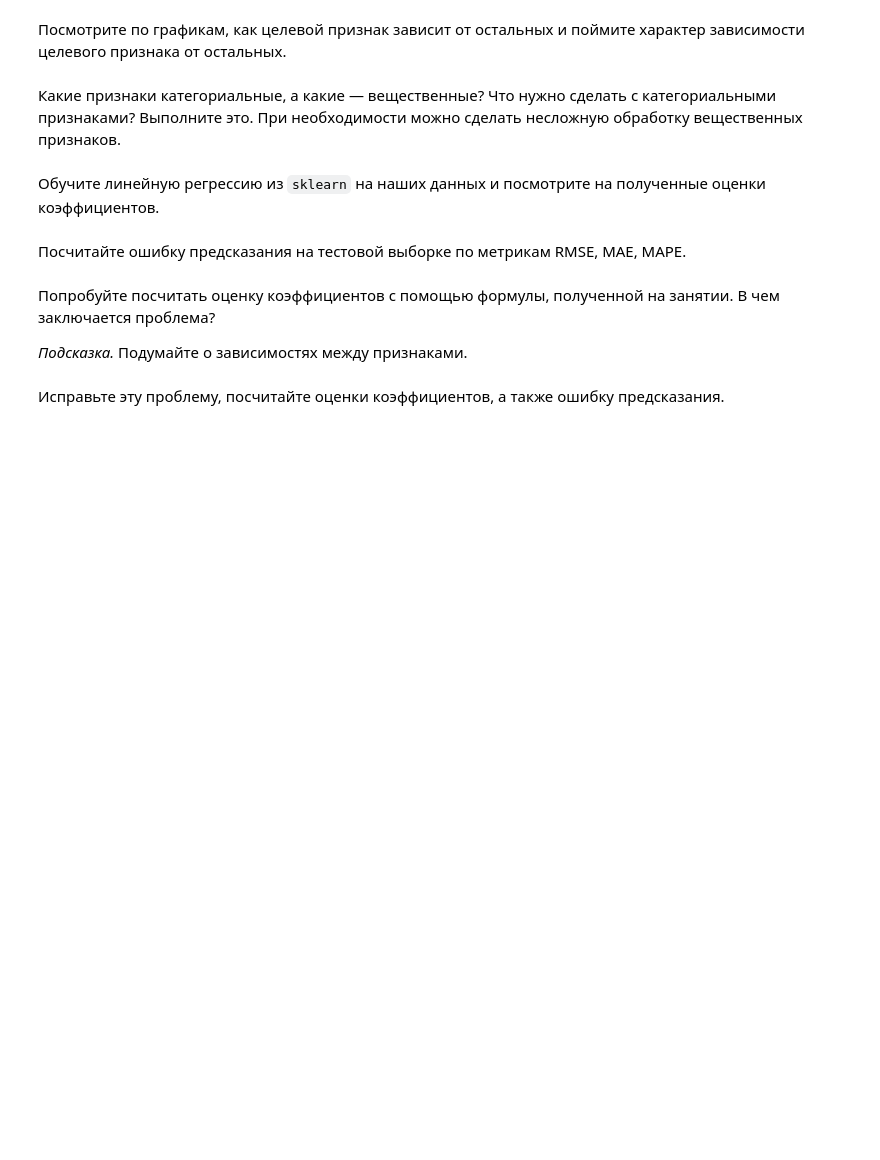
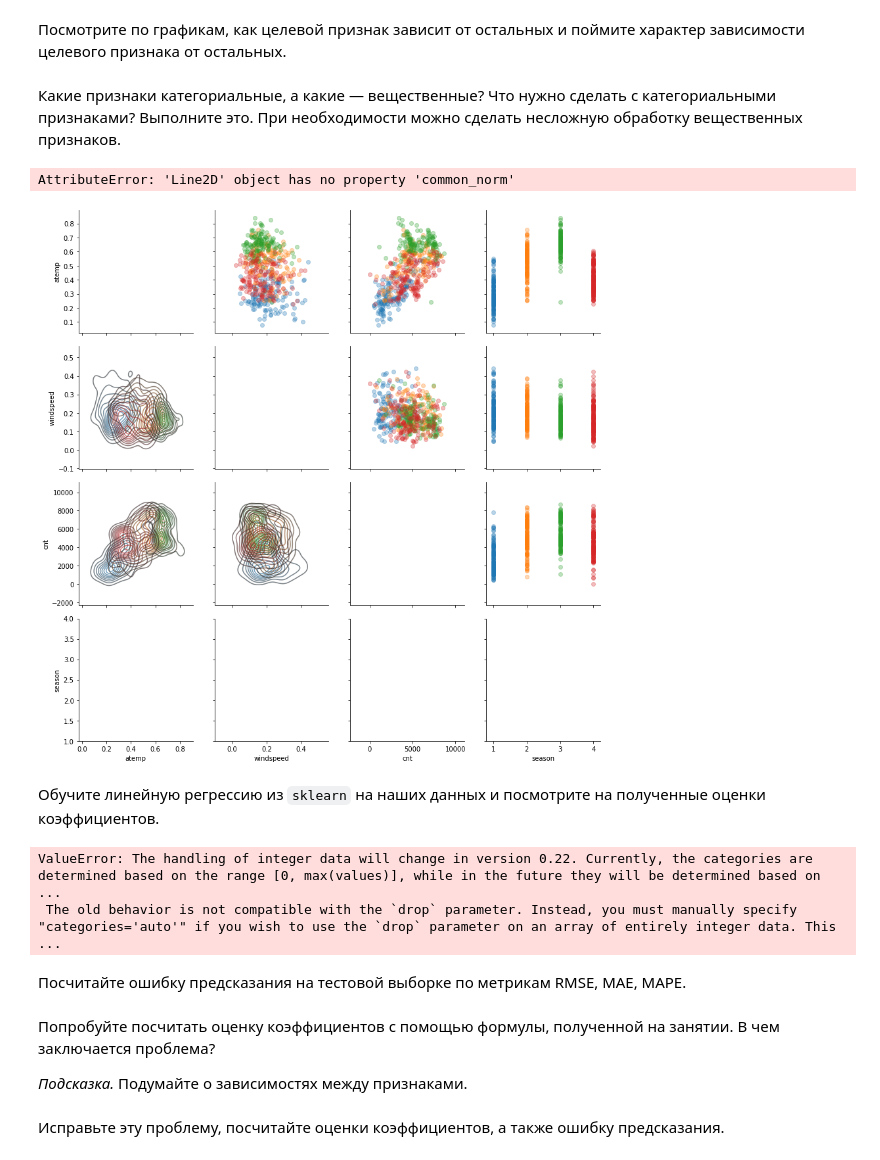
Before and after one commit to 15Andrew43/data-analysis-python, a Jupyter notebook: task4/task4_easy.ipynb, the cells around one changed output. Saved outputs shown, nothing was run; the diff lists cells and outputs as text; code cells hidden in the pictures; blank space fills up the shorter version.

```diff
--- a/task4/task4_easy.ipynb
+++ b/task4/task4_easy.ipynb
@@ -228,0 +235,14 @@ from sklearn import metrics
+# %%
+data = pd.read_csv('./Bike-Sharing-Dataset/day.csv', parse_dates=[1]).loc[:, ['season',
+                                                                              'mnth',
+                                                                              'holiday',
+                                                                              'weekday',
+                                                                              'workingday',
+                                                                              'weathersit',
+                                                                              'temp',
+                                                                              'atemp',
+                                                                              'hum',
+                                                                              'windspeed',
+                                                                              'cnt']]
+
+data.head()
@@ -228,0 +256,3 @@ from sklearn import metrics
+# %%
+train, test = train_test_split(data, test_size=0.2)
+train.shape, test.shape
@@ -229,9 +261,33 @@ from sklearn import metrics
 # %% [markdown]
 Посмотрите по графикам, как целевой признак зависит от остальных и поймите характер зависимости целевого признака от остальных.
+# %%
+categorial_features = ['season', 'mnth', 'holiday', 'weekday', 'workingday', 'weathersit']
+real_features = ['temp', 'atemp', 'hum', 'windspeed']
+target_feature = 'cnt'
 # %% [markdown]
 Какие признаки категориальные, а какие &mdash; вещественные? Что нужно сделать с категориальными признаками? Выполните это. При необходимости можно сделать несложную обработку вещественных признаков.
+# %%
+for hue in categorial_features:
+    g = sns.PairGrid(train[['atemp', 'windspeed', 'cnt', hue]],
+                     hue=hue, diag_sharey=False, height=3)
+
+    g.map_lower(sns.kdeplot, alpha=0.6)
+    g.map_upper(plt.scatter, alpha=0.3)
+    g.map_diag(sns.kdeplot, lw=3, alpha=0.6, common_norm=False)  # каждая плотность поотдельности должна давать 1 при интегрировании
+
+    g.add_legend()
+# %% [output]
+AttributeError: 'Line2D' object has no property 'common_norm'
+[figure, added]
 # %% [markdown]
 Обучите линейную регрессию из `sklearn` на наших данных и посмотрите на полученные оценки коэффициентов.
+# %%
+encoder = OneHotEncoder(drop='first', sparse=False)  # объявляем модель
+train_cat = encoder.fit_transform(train[categorial_features])  # обучаем и кодируем
+train_cat
+# %% [output]
+ValueError: The handling of integer data will change in version 0.22. Currently, the categories are determined based on the range [0, max(values)], while in the future they will be determined based on ...
+ The old behavior is not compatible with the `drop` parameter. Instead, you must manually specify "categories='auto'" if you wish to use the `drop` parameter on an array of entirely integer data. This ...
 # %% [markdown]
 Посчитайте ошибку предсказания на тестовой выборке по метрикам RMSE, MAE, MAPE.
 # %% [markdown]
```
Also changed, not shown: parts of 12 cells of this notebook.
